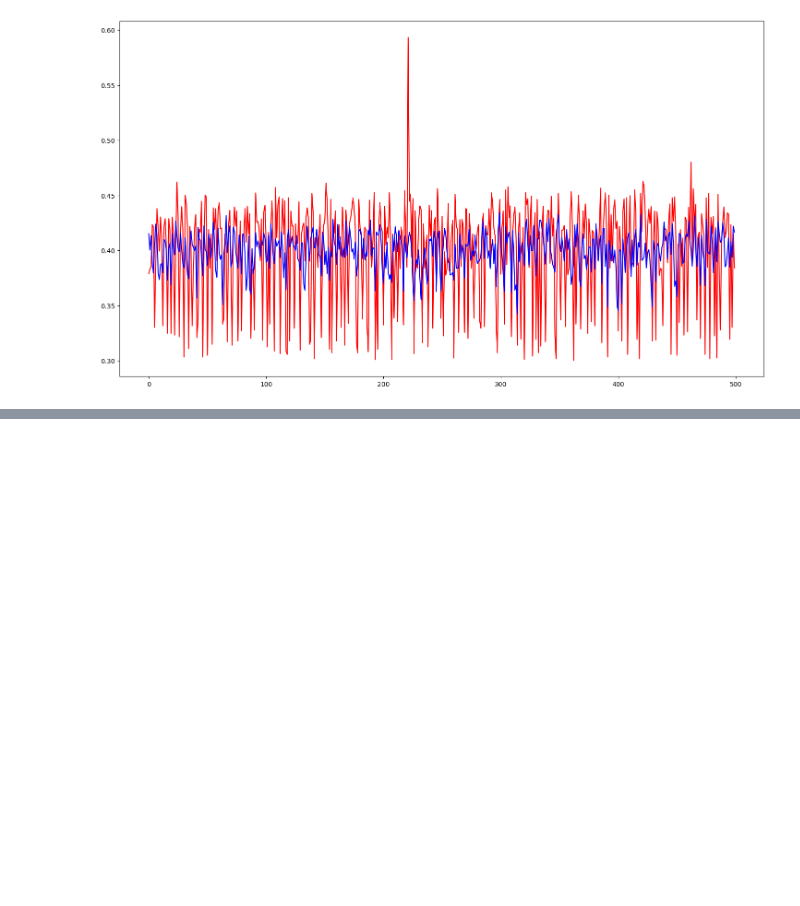
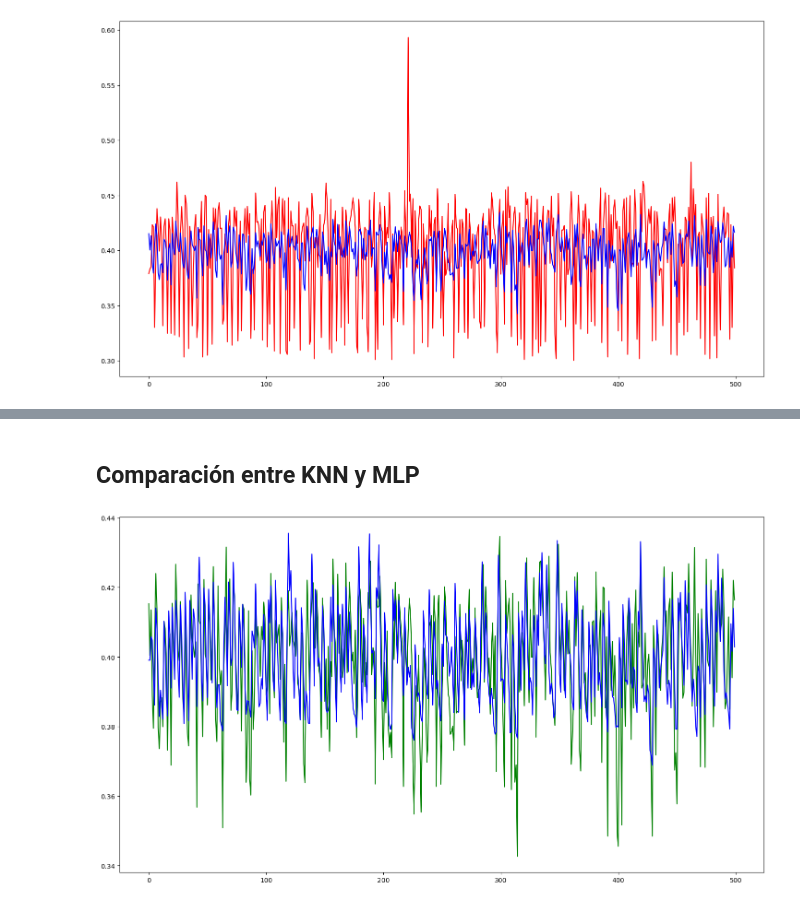
Before and after one commit to PabloJGC/rudolut, a Jupyter notebook: HackUPC.ipynb, the cells around one changed output, grey strips where cells are left out. Saved outputs shown, nothing was run; the diff lists cells and outputs as text; code cells hidden in the pictures; blank space fills up the shorter version.

```diff
--- a/HackUPC.ipynb
+++ b/HackUPC.ipynb
@@ -290,0 +331,8 @@ plt.plot(knn_bs.predict(X_test_w[:500,:]),'b');
+# %% [markdown]
+## Comparación entre KNN y MLP
+# %%
+plt.figure(figsize=(18,10))
+plt.plot(knn_bs.predict(X_test_w[:500,:]),'g');
+plt.plot(mlp_bs.predict(X_test_w[:500,:]),'b');
+# %% [output]
+[figure, added]
```
Also changed, not shown: parts of 7 cells of this notebook.
